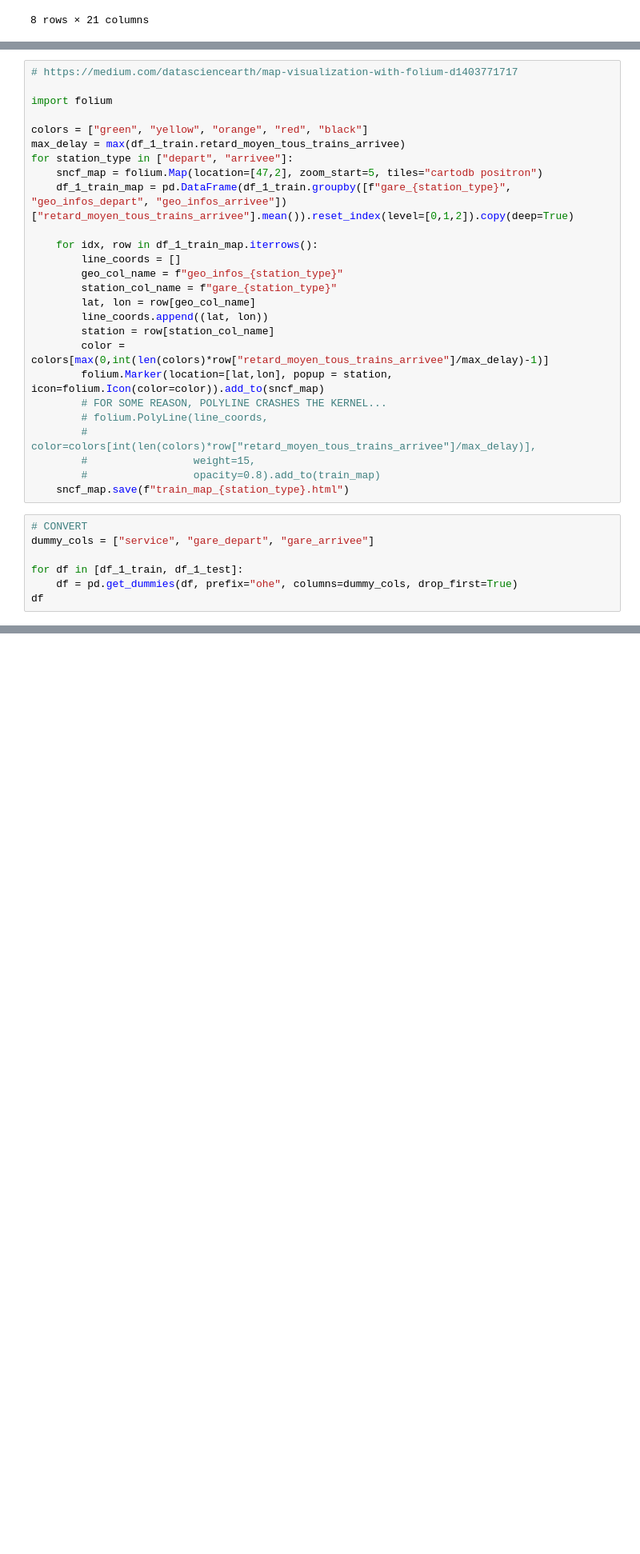
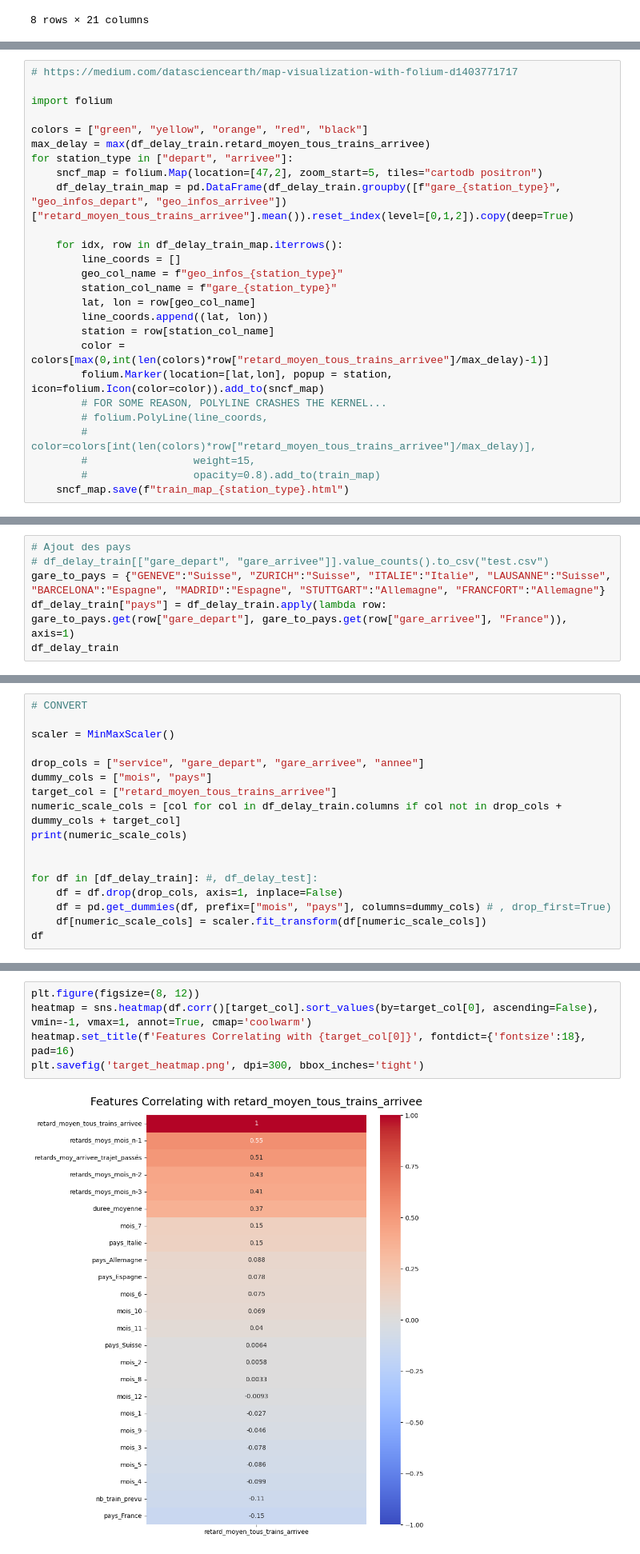
Before and after one commit to AxelV-hub/machine-learning-sncf-delay-estimation, a Jupyter notebook: notebooks/adrien.ipynb, the cells around one changed output, grey strips where cells are left out. Shown at 80% size. Drawn from its saved outputs; the diff is of its cells as text; blank space fills up the shorter version.

```diff
--- a/notebooks/adrien.ipynb
+++ b/notebooks/adrien.ipynb
@@ -227,12 +231,12 @@ for station_type in ["depart", "arrivee"]:
 import folium
 
 colors = ["green", "yellow", "orange", "red", "black"]
-max_delay = max(df_1_train.retard_moyen_tous_trains_arrivee)
+max_delay = max(df_delay_train.retard_moyen_tous_trains_arrivee)
 for station_type in ["depart", "arrivee"]:
     sncf_map = folium.Map(location=[47,2], zoom_start=5, tiles="cartodb positron")
-    df_1_train_map = pd.DataFrame(df_1_train.groupby([f"gare_{station_type}", "geo_infos_depart", "geo_infos_arrivee"])["retard_moyen_tous_trains_arrivee"].mean()).reset_index(level=[0,1,2]).copy(deep=True)
+    df_delay_train_map = pd.DataFrame(df_delay_train.groupby([f"gare_{station_type}", "geo_infos_depart", "geo_infos_arrivee"])["retard_moyen_tous_trains_arrivee"].mean()).reset_index(level=[0,1,2]).copy(deep=True)
 
-    for idx, row in df_1_train_map.iterrows():
+    for idx, row in df_delay_train_map.iterrows():
         line_coords = []
         geo_col_name = f"geo_infos_{station_type}"
         station_col_name = f"gare_{station_type}"
@@ -247,10 +251,3 @@ for station_type in ["depart", "arrivee"]:
         #                 weight=15,
         #                 opacity=0.8).add_to(train_map)
     sncf_map.save(f"train_map_{station_type}.html")
-# %%
-# CONVERT
-dummy_cols = ["service", "gare_depart", "gare_arrivee"]
-
-for df in [df_1_train, df_1_test]:
-    df = pd.get_dummies(df, prefix="ohe", columns=dummy_cols, drop_first=True)
-df
@@ -270,0 +384,6 @@ df
+# %%
+# Ajout des pays
+# df_delay_train[["gare_depart", "gare_arrivee"]].value_counts().to_csv("test.csv")
+gare_to_pays = {"GENEVE":"Suisse", "ZURICH":"Suisse", "ITALIE":"Italie", "LAUSANNE":"Suisse", "BARCELONA":"Espagne", "MADRID":"Espagne", "STUTTGART":"Allemagne", "FRANCFORT":"Allemagne"}
+df_delay_train["pays"] = df_delay_train.apply(lambda row: gare_to_pays.get(row["gare_depart"], gare_to_pays.get(row["gare_arrivee"], "France")), axis=1)
+df_delay_train
@@ -270,0 +420,17 @@ df
+# %%
+# CONVERT
+
+scaler = MinMaxScaler()
+
+drop_cols = ["service", "gare_depart", "gare_arrivee", "annee"]
+dummy_cols = ["mois", "pays"]
+target_col = ["retard_moyen_tous_trains_arrivee"]
+numeric_scale_cols = [col for col in df_delay_train.columns if col not in drop_cols + dummy_cols + target_col]
+print(numeric_scale_cols)
+
+
+for df in [df_delay_train]: #, df_delay_test]:
+    df = df.drop(drop_cols, axis=1, inplace=False)
+    df = pd.get_dummies(df, prefix=["mois", "pays"], columns=dummy_cols) # , drop_first=True)
+    df[numeric_scale_cols] = scaler.fit_transform(df[numeric_scale_cols])
+df
@@ -270,0 +467,7 @@ df
+# %%
+plt.figure(figsize=(8, 12))
+heatmap = sns.heatmap(df.corr()[target_col].sort_values(by=target_col[0], ascending=False), vmin=-1, vmax=1, annot=True, cmap='coolwarm')
+heatmap.set_title(f'Features Correlating with {target_col[0]}', fontdict={'fontsize':18}, pad=16)
+plt.savefig('target_heatmap.png', dpi=300, bbox_inches='tight')
+# %% [output]
+[figure, added]
```
Also changed, not shown: parts of 22 cells of this notebook, 4 other files.
